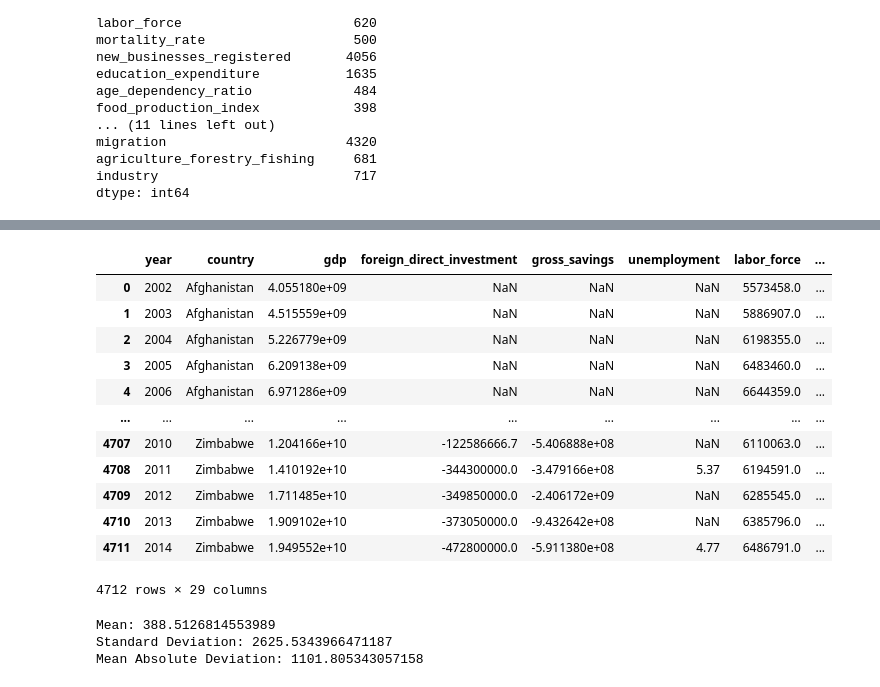
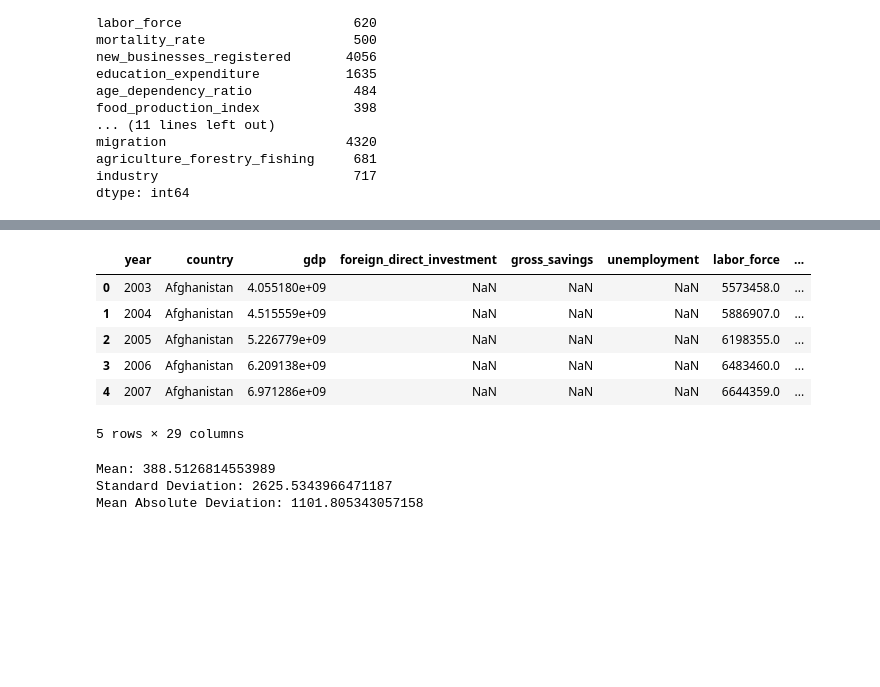
Before and after one commit to yashbg/EstimatingEconomicGrowth, a Jupyter notebook: code.ipynb, the cells around one changed output, grey strips where cells are left out. Drawn from its saved outputs; the diff is of its cells as text; code cells hidden in the pictures; blank space fills up the shorter version.

```diff
--- a/code.ipynb
+++ b/code.ipynb
@@ -94,22 +60,17 @@ data
 # %%
 data.set_index('year', inplace=True)
 data.drop(2015, inplace=True)
 data.reset_index(inplace=True)
-data
+data.year = data.year + 1
+data.head()
 # %% [output]
 |  | year | country | gdp | foreign_direct_investment | gross_savings | unemployment | labor_force | ... |
-| 0 | 2002 | Afghanistan | 4.055180e+09 | NaN | NaN | NaN | 5573458.0 | ... |
-| 1 | 2003 | Afghanistan | 4.515559e+09 | NaN | NaN | NaN | 5886907.0 | ... |
-| 2 | 2004 | Afghanistan | 5.226779e+09 | NaN | NaN | NaN | 6198355.0 | ... |
-| 3 | 2005 | Afghanistan | 6.209138e+09 | NaN | NaN | NaN | 6483460.0 | ... |
-| 4 | 2006 | Afghanistan | 6.971286e+09 | NaN | NaN | NaN | 6644359.0 | ... |
-| ... | ... | ... | ... | ... | ... | ... | ... | ... |
-| 4707 | 2010 | Zimbabwe | 1.204166e+10 | -122586666.7 | -5.406888e+08 | NaN | 6110063.0 | ... |
-| 4708 | 2011 | Zimbabwe | 1.410192e+10 | -344300000.0 | -3.479166e+08 | 5.37 | 6194591.0 | ... |
-| 4709 | 2012 | Zimbabwe | 1.711485e+10 | -349850000.0 | -2.406172e+09 | NaN | 6285545.0 | ... |
-| 4710 | 2013 | Zimbabwe | 1.909102e+10 | -373050000.0 | -9.432642e+08 | NaN | 6385796.0 | ... |
-| 4711 | 2014 | Zimbabwe | 1.949552e+10 | -472800000.0 | -5.911380e+08 | 4.77 | 6486791.0 | ... |
+| 0 | 2003 | Afghanistan | 4.055180e+09 | NaN | NaN | NaN | 5573458.0 | ... |
+| 1 | 2004 | Afghanistan | 4.515559e+09 | NaN | NaN | NaN | 5886907.0 | ... |
+| 2 | 2005 | Afghanistan | 5.226779e+09 | NaN | NaN | NaN | 6198355.0 | ... |
+| 3 | 2006 | Afghanistan | 6.209138e+09 | NaN | NaN | NaN | 6483460.0 | ... |
+| 4 | 2007 | Afghanistan | 6.971286e+09 | NaN | NaN | NaN | 6644359.0 | ... |
-4712 rows × 29 columns
+5 rows × 29 columns
 # %%
 data.drop(['year', 'country', 'gdp', 'gdp_per_capita', 'gdp_per_capita2'], axis=1, inplace=True)
 # %%
```
Also changed, not shown: parts of 9 cells of this notebook.
